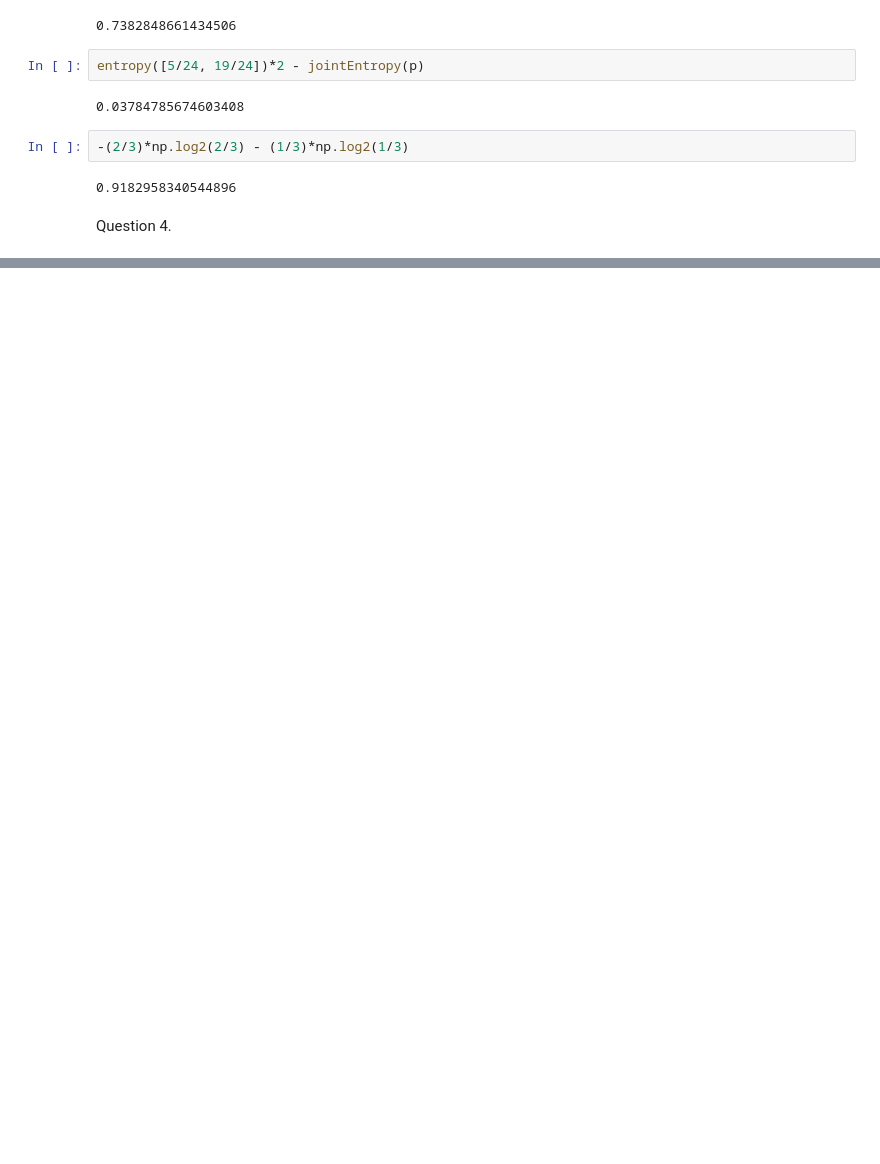
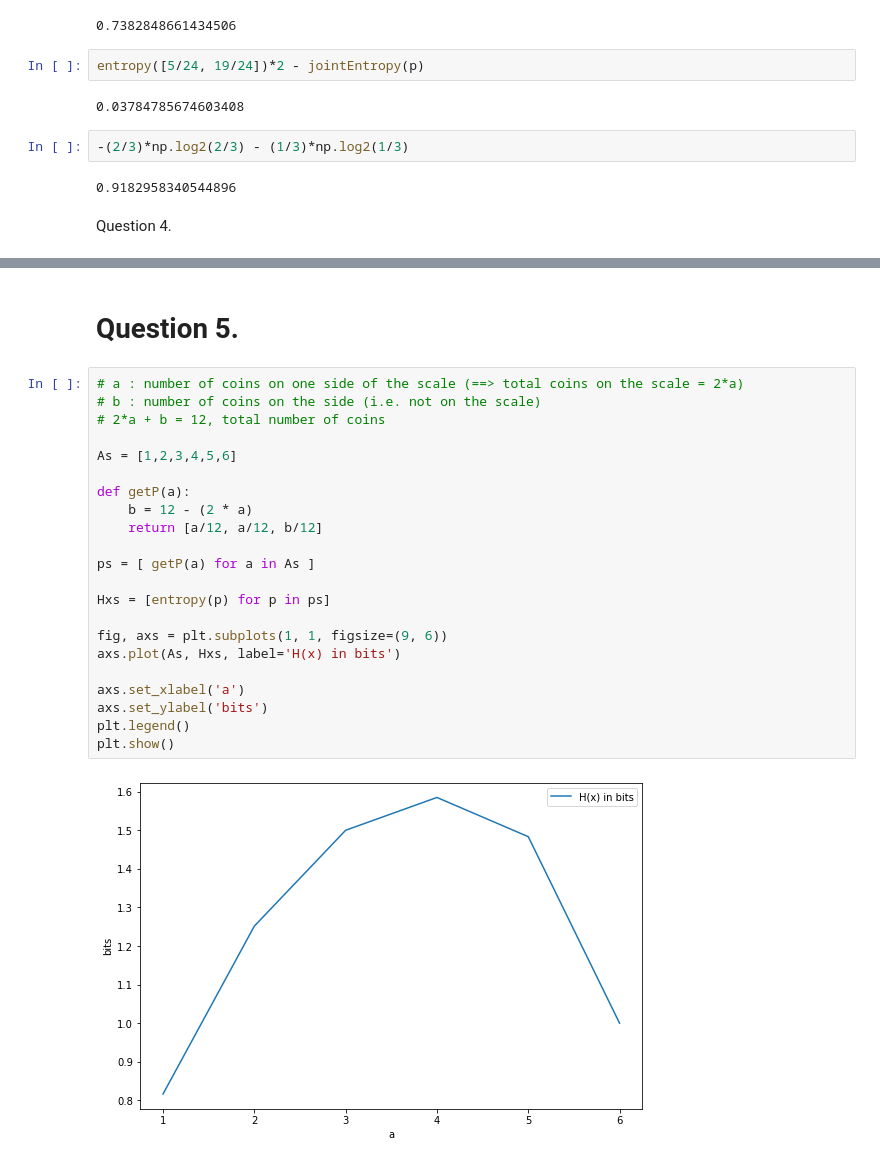
Before and after one commit to IsisChameleon/CSYS5030, a Jupyter notebook: Assignment1.ipynb, the cells around one changed output, grey strips where cells are left out. Saved outputs shown, nothing was run; the diff lists cells and outputs as text; blank space fills up the shorter version.

```diff
--- a/Assignment1.ipynb
+++ b/Assignment1.ipynb
@@ -149,0 +182,26 @@ No handles with labels found to put in legend.
+# %% [markdown]
+# Question 5.
+# %%
+# a : number of coins on one side of the scale (==> total coins on the scale = 2*a)
+# b : number of coins on the side (i.e. not on the scale)
+# 2*a + b = 12, total number of coins
+
+As = [1,2,3,4,5,6]
+
+def getP(a):
+    b = 12 - (2 * a)
+    return [a/12, a/12, b/12]
+
+ps = [ getP(a) for a in As ]
+
+Hxs = [entropy(p) for p in ps]
+
+fig, axs = plt.subplots(1, 1, figsize=(9, 6))
+axs.plot(As, Hxs, label='H(x) in bits')
+
+axs.set_xlabel('a')
+axs.set_ylabel('bits')
+plt.legend()
+plt.show()
+# %% [output]
+[figure, added]
```
Also changed, not shown: parts of 3 cells of this notebook, 5 other files.
